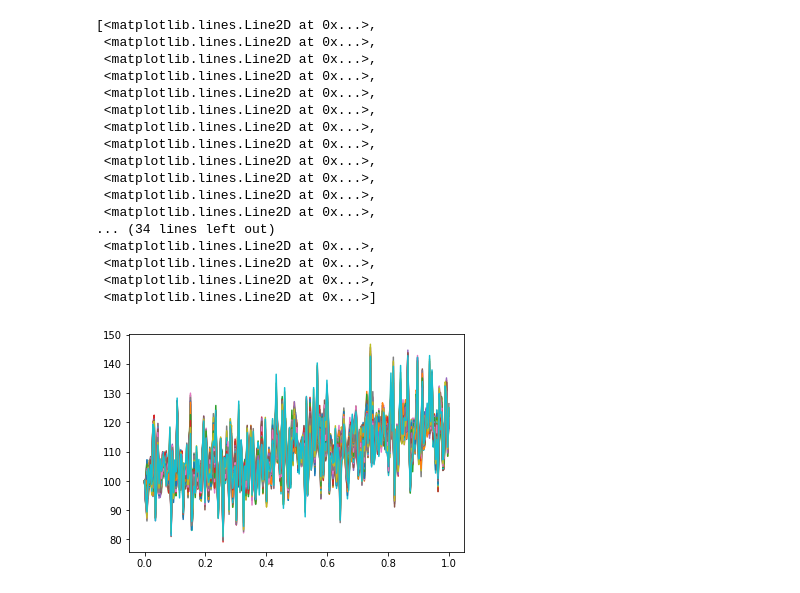
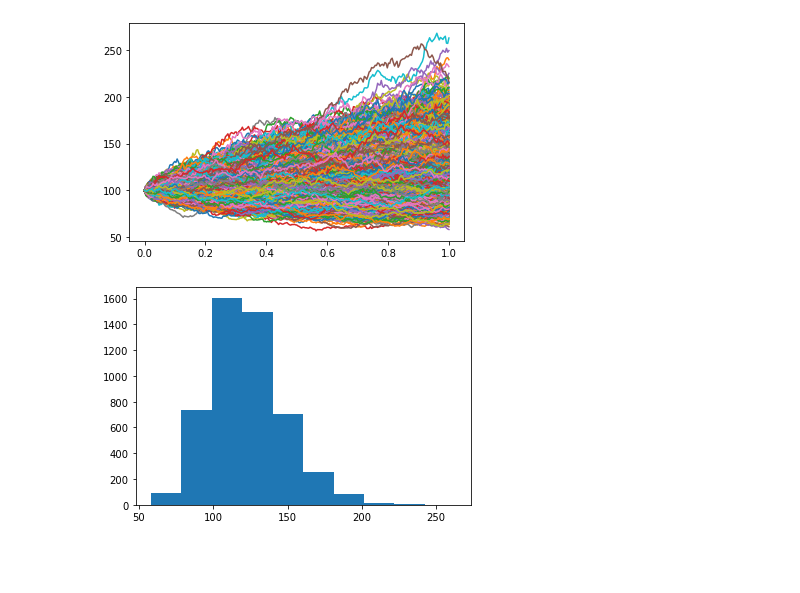
Before and after one commit to akaufman22/FinanceNoteboks, a Jupyter notebook: StochasticProcesses/StochProcSimulationsMD.ipynb, the cells around one changed output. Cells and saved outputs as stored; diff of their text form; code cells hidden in the pictures; blank space fills up the shorter version.

```diff
--- a/StochasticProcesses/StochProcSimulationsMD.ipynb
+++ b/StochasticProcesses/StochProcSimulationsMD.ipynb
@@ -58,22 +52,10 @@ plt.plot(np.linspace(0, 1, 253), correlated_brownian_motions(1, 252, 0.9))
-# %%
-plt.plot(np.linspace(0,1,253),GBM(1, 252, 0.2, 0.2, 100, 50).T)
-# %% [output]
-[<matplotlib.lines.Line2D at 0x...>,
- <matplotlib.lines.Line2D at 0x...>,
- <matplotlib.lines.Line2D at 0x...>,
- <matplotlib.lines.Line2D at 0x...>,
- <matplotlib.lines.Line2D at 0x...>,
- <matplotlib.lines.Line2D at 0x...>,
- <matplotlib.lines.Line2D at 0x...>,
- <matplotlib.lines.Line2D at 0x...>,
- <matplotlib.lines.Line2D at 0x...>,
- <matplotlib.lines.Line2D at 0x...>,
- <matplotlib.lines.Line2D at 0x...>,
- <matplotlib.lines.Line2D at 0x...>,
-... (34 lines left out)
- <matplotlib.lines.Line2D at 0x...>,
- <matplotlib.lines.Line2D at 0x...>,
- <matplotlib.lines.Line2D at 0x...>,
- <matplotlib.lines.Line2D at 0x...>]
-[figure, removed]
+# %%
+simulations = GBM(1, 252, 0.2, 0.2, 100, 5000).T
+plt.plot(np.linspace(0,1,253), simulations)
+plt.show()
+plt.hist(simulations[-1])
+plt.show()
+# %% [output]
+[figure, added]
+[figure, added]
 # %%
```
Also changed, not shown: parts of 5 cells of this notebook, 6 other files.
